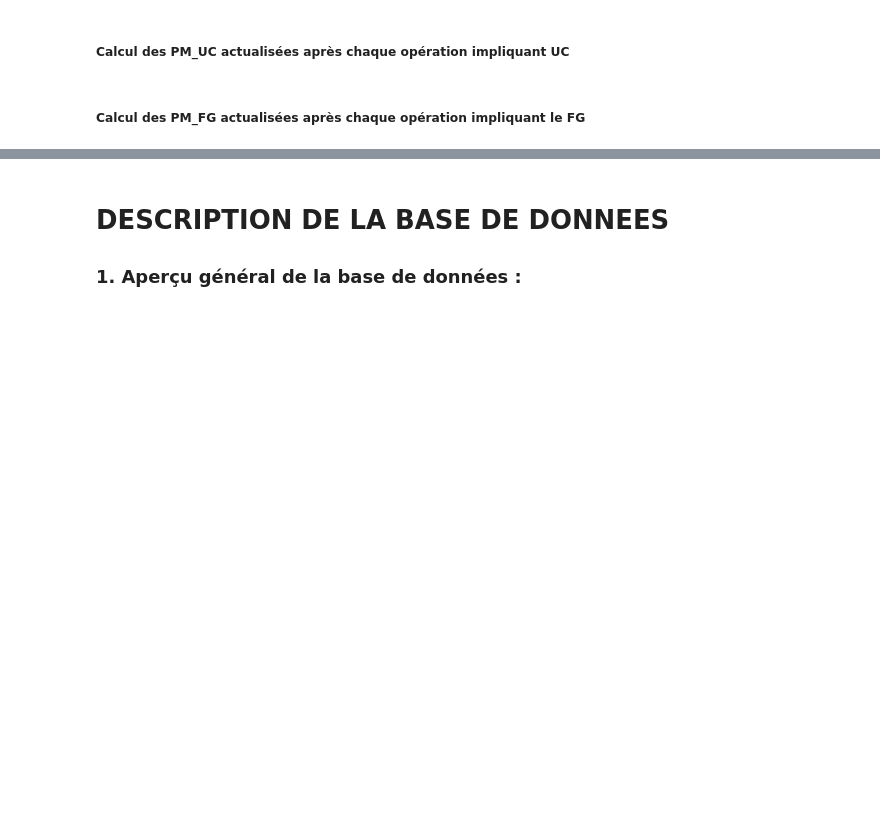
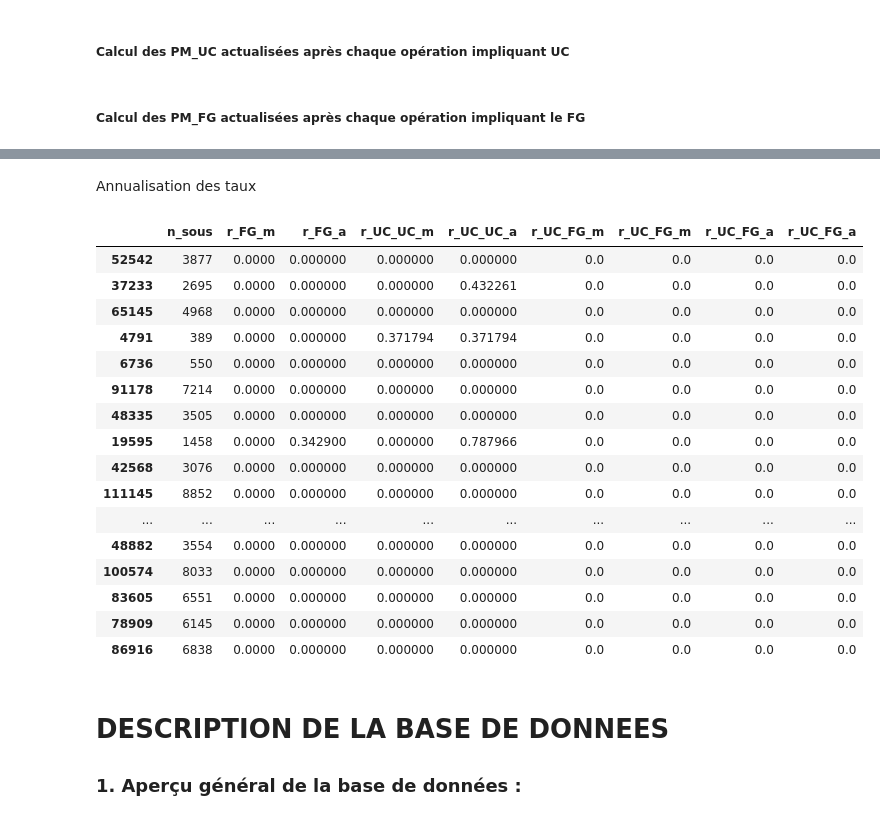
Before and after one commit to afonkou01/Arbitrage_Vie_BNP_Cardif, a Jupyter notebook: Avancement notebook - BNP Cardif_26_01_2024.ipynb, the cells around one changed output, grey strips where cells are left out. Saved outputs shown, nothing was run; the diff lists cells and outputs as text; code cells hidden in the pictures; blank space fills up the shorter version.

Commit message:
annualisation des taux

```diff
--- a/Avancement notebook - BNP Cardif_26_01_2024.ipynb
+++ b/Avancement notebook - BNP Cardif_26_01_2024.ipynb
@@ -179,6 +181,4 @@ for (contrat, date), groupe in base_arbitrage_regroupee_FG:
 # %%
-#Mensualisation des taux
-
 ##I- Taux r_FG
 taux_mensuels = pd.DataFrame()
 for (contrat, date), groupe in base_arbitrage_regroupee_FG:
@@ -197,5 +197,5 @@ for (contrat, date), groupe in base_operation_regroupee_MultiS_UCp:
     somme = (np.sum(groupe["PM_UC_actualisee"]))
     taux_uc_uc = 1 - (1 - prd_scl1/somme)**30
     taux_uc_fg = 1 - (1 - prd_scl2/somme)**30
-    ligne = pd.DataFrame({'n_sous' : [contrat], 'Anmois_operation' : [int(date)], "r_UC_UC" : [taux_uc_uc], "r_UC_FG" : [taux_uc_fg] })
+    ligne = pd.DataFrame({'n_sous' : [contrat], 'Anmois_operation' : [int(date)], "r_UC_UC_m" : [taux_uc_uc], "r_UC_FG_m" : [taux_uc_fg] })
     taux_mensuels_2 = pd.concat([taux_mensuels_2, ligne])
@@ -212,19 +272,55 @@ base_arbitrage_FG[['n_sous','Anmois_operation', 'operation', 'PM_FG','montant_co
 # Regroupement de la base des taux mensuels
 arbitrage_m_regroupee_FG = taux_mensuels.groupby(by= 'n_sous', as_index = False)
 arbitrage_m_regroupee_UC = taux_mensuels_2.groupby(by= 'n_sous', as_index = False)
+# %% [markdown]
+Annualisation des taux
 # %%
-# Annualisation des taux
+##I- Taux r_FG
 taux_annuels = pd.DataFrame()
 for contrat, groupe in arbitrage_m_regroupee_FG:
     taux = 1 - (np.prod(1 - groupe["r_FG_m"]))
     ligne = pd.DataFrame({'n_sous' : [contrat], "r_FG_a" : [taux]})
     taux_annuels = pd.concat([taux_annuels, ligne])
+
+##I- Taux Uc_Uc et Uc_FG
+taux_annuels_2 = pd.DataFrame()
+for contrat, groupe in arbitrage_m_regroupee_UC:
+    taux1 = 1 - (np.prod(1 - groupe["r_UC_UC_m"]))
+    taux2 = 1 - (np.prod(1 - groupe["r_UC_FG_m"]))
+    ligne = pd.DataFrame({'n_sous' : [contrat], "r_UC_UC_a" : [taux1], "r_UC_FG_a" : [taux2] })
+    taux_annuels_2 = pd.concat([taux_annuels_2, ligne])
 # %%
-# Fusion des bases pour pouvoir faire correspondre à chaque contrat son taux d'arbitrage mensualisé et annualisé
+# Fusion des bases pour pouvoir faire correspondre à chaque contrat ses taux d'arbitrage mensualisés et annualisés
 base_updte = pd.merge(base, taux_mensuels, how="left", on=["n_sous", "Anmois_operation"], suffixes=(None, None))
+base_updte = pd.merge(base_updte, taux_mensuels_2, how="left", on=["n_sous", "Anmois_operation"], suffixes=(None, None))
 base_updte = pd.merge(base_updte, taux_annuels, how="left", on="n_sous", suffixes=(None, None))
+base_updte = pd.merge(base_updte, taux_annuels_2, how="left", on="n_sous", suffixes=(None, None))
 base_updte['r_FG_a'] = base_updte['r_FG_a'].fillna(0)
 base_updte['r_FG_m'] = base_updte['r_FG_m'].fillna(0)
+base_updte['r_UC_UC_m'] = base_updte['r_UC_UC_m'].fillna(0)
+base_updte['r_UC_UC_a'] = base_updte['r_UC_UC_a'].fillna(0)
+base_updte['r_UC_FG_m'] = base_updte['r_UC_FG_m'].fillna(0)
+base_updte['r_UC_FG_a'] = base_updte['r_UC_FG_a'].fillna(0)
+# %%
+base_updte[["n_sous", "r_FG_m", "r_FG_a", "r_UC_UC_m", "r_UC_UC_a", "r_UC_FG_m", "r_UC_FG_m", "r_UC_FG_a", "r_UC_FG_a"]].sample(60)
+# %% [output]
+|  | n_sous | r_FG_m | r_FG_a | r_UC_UC_m | r_UC_UC_a | r_UC_FG_m | r_UC_FG_m | r_UC_FG_a | r_UC_FG_a |
+| 52542 | 3877 | 0.0000 | 0.000000 | 0.000000 | 0.000000 | 0.0 | 0.0 | 0.0 | 0.0 |
+| 37233 | 2695 | 0.0000 | 0.000000 | 0.000000 | 0.432261 | 0.0 | 0.0 | 0.0 | 0.0 |
+| 65145 | 4968 | 0.0000 | 0.000000 | 0.000000 | 0.000000 | 0.0 | 0.0 | 0.0 | 0.0 |
+| 4791 | 389 | 0.0000 | 0.000000 | 0.371794 | 0.371794 | 0.0 | 0.0 | 0.0 | 0.0 |
+| 6736 | 550 | 0.0000 | 0.000000 | 0.000000 | 0.000000 | 0.0 | 0.0 | 0.0 | 0.0 |
+| 91178 | 7214 | 0.0000 | 0.000000 | 0.000000 | 0.000000 | 0.0 | 0.0 | 0.0 | 0.0 |
+| 48335 | 3505 | 0.0000 | 0.000000 | 0.000000 | 0.000000 | 0.0 | 0.0 | 0.0 | 0.0 |
+| 19595 | 1458 | 0.0000 | 0.342900 | 0.000000 | 0.787966 | 0.0 | 0.0 | 0.0 | 0.0 |
+| 42568 | 3076 | 0.0000 | 0.000000 | 0.000000 | 0.000000 | 0.0 | 0.0 | 0.0 | 0.0 |
+| 111145 | 8852 | 0.0000 | 0.000000 | 0.000000 | 0.000000 | 0.0 | 0.0 | 0.0 | 0.0 |
+| ... | ... | ... | ... | ... | ... | ... | ... | ... | ... |
+| 48882 | 3554 | 0.0000 | 0.000000 | 0.000000 | 0.000000 | 0.0 | 0.0 | 0.0 | 0.0 |
+| 100574 | 8033 | 0.0000 | 0.000000 | 0.000000 | 0.000000 | 0.0 | 0.0 | 0.0 | 0.0 |
+| 83605 | 6551 | 0.0000 | 0.000000 | 0.000000 | 0.000000 | 0.0 | 0.0 | 0.0 | 0.0 |
+| 78909 | 6145 | 0.0000 | 0.000000 | 0.000000 | 0.000000 | 0.0 | 0.0 | 0.0 | 0.0 |
+| 86916 | 6838 | 0.0000 | 0.000000 | 0.000000 | 0.000000 | 0.0 | 0.0 | 0.0 | 0.0 |
 # %% [markdown]
 # DESCRIPTION DE LA BASE DE DONNEES
 
```
Also changed, not shown: parts of 4 cells of this notebook.
